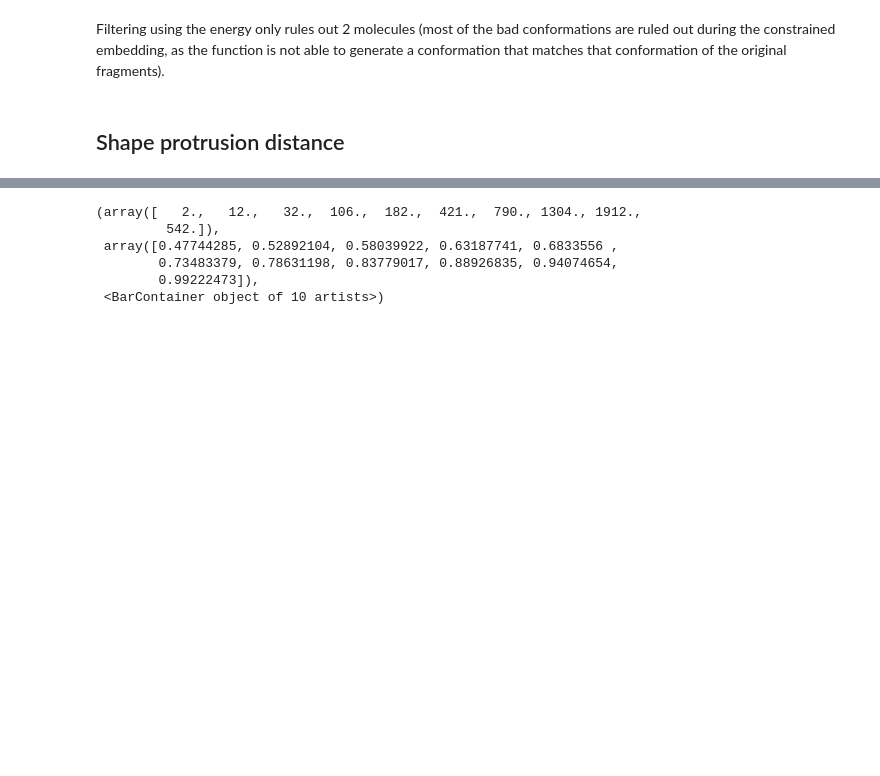
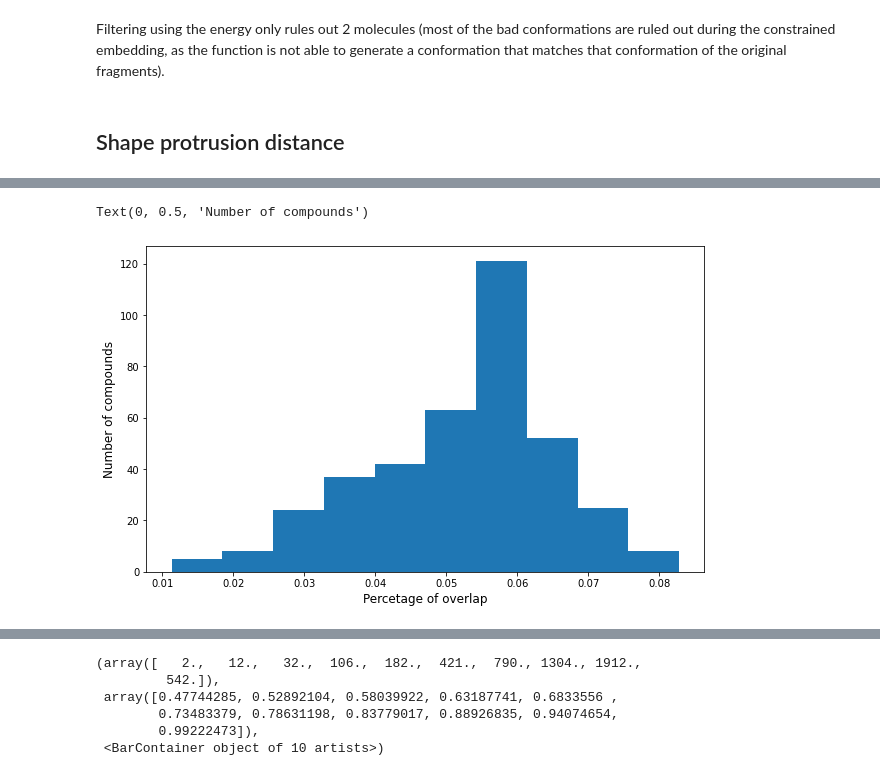
Before and after one commit to stephwills/fragment_network_merges, a Jupyter notebook: notebooks/archived/filtering.ipynb, the cells around one changed output, grey strips where cells are left out. Saved outputs shown, nothing was run; the diff lists cells and outputs as text; code cells hidden in the pictures; blank space fills up the shorter version.

```diff
--- a/notebooks/filtering.ipynb
+++ b/notebooks/archived/filtering.ipynb
@@ -303,0 +441,11 @@ Filtering using the energy only rules out 2 molecules (most of the bad conformat
+# %%
+filtered_2 = {}
+
+for i in mean_dists:
+    a = a_mean_dists[i]
+    b = b_mean_dists[i]
+    d = mean_dists[i]
+    a_95 = 0.95 * a
+    b_95 = 0.95 * b
+    if d >= a_95 and d >= a_95:
+        filtered_2[i] = d
@@ -303,0 +456,10 @@ Filtering using the energy only rules out 2 molecules (most of the bad conformat
+# %%
+overlaps = [(1 - i) for i in filtered_2.values()]
+# %%
+plt.figure(figsize=(10,6))
+plt.hist(overlaps)
+plt.xlabel('Percetage of overlap', fontsize=12)
+plt.ylabel('Number of compounds', fontsize=12)
+# %% [output]
+Text(0, 0.5, 'Number of compounds')
+[figure, added]
```
Also changed, not shown: parts of 38 cells of this notebook, 8 other files.
